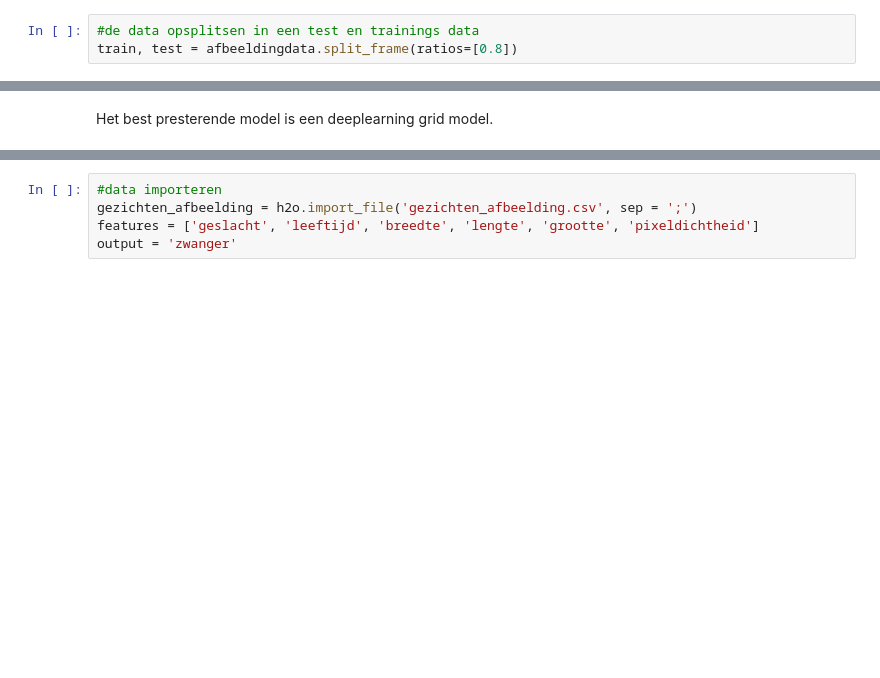
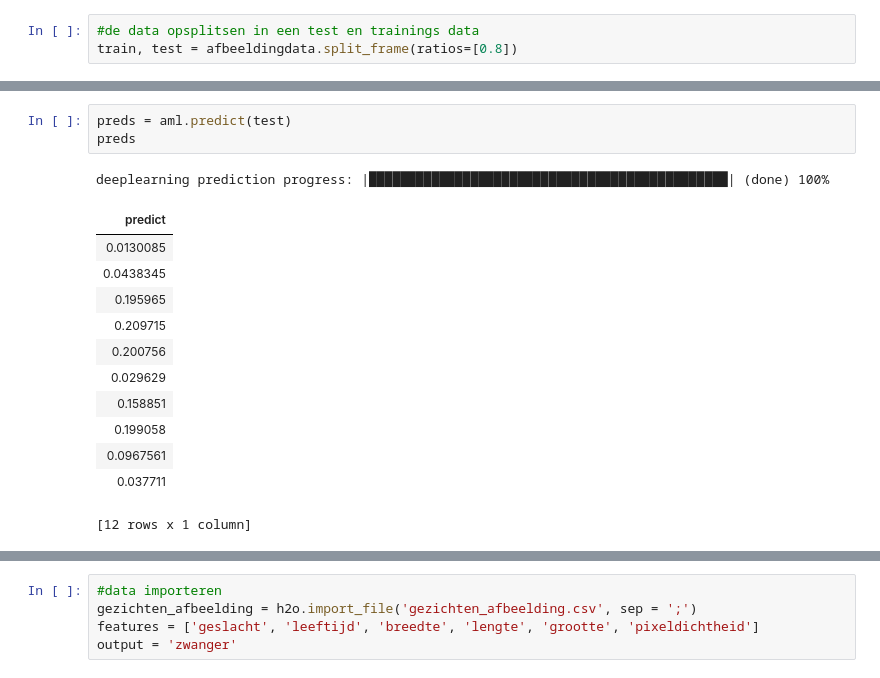
Before and after one commit to CarolineBoxman/AI2, a Jupyter notebook: Protoype.ipynb, the cells around one changed output, grey strips where cells are left out. Saved outputs shown, nothing was run; the diff lists cells and outputs as text; blank space fills up the shorter version.

```diff
--- a/Protoype.ipynb
+++ b/Protoype.ipynb
@@ -224,3 +250,18 @@ lb.head(rows=lb.nrows)
 [11 rows x 6 columns]
-# %% [markdown]
-Het best presterende model is een deeplearning grid model.
+# %%
+preds = aml.predict(test)
+preds
+# %% [output]
+deeplearning prediction progress: |██████████████████████████████████████████████| (done) 100%
+| predict |
+| 0.0130085 |
+| 0.0438345 |
+| 0.195965 |
+| 0.209715 |
+| 0.200756 |
+| 0.029629 |
+| 0.158851 |
+| 0.199058 |
+| 0.0967561 |
+| 0.037711 |
+[12 rows x 1 column]
```
Also changed, not shown: parts of 22 cells of this notebook, 4 other files.
